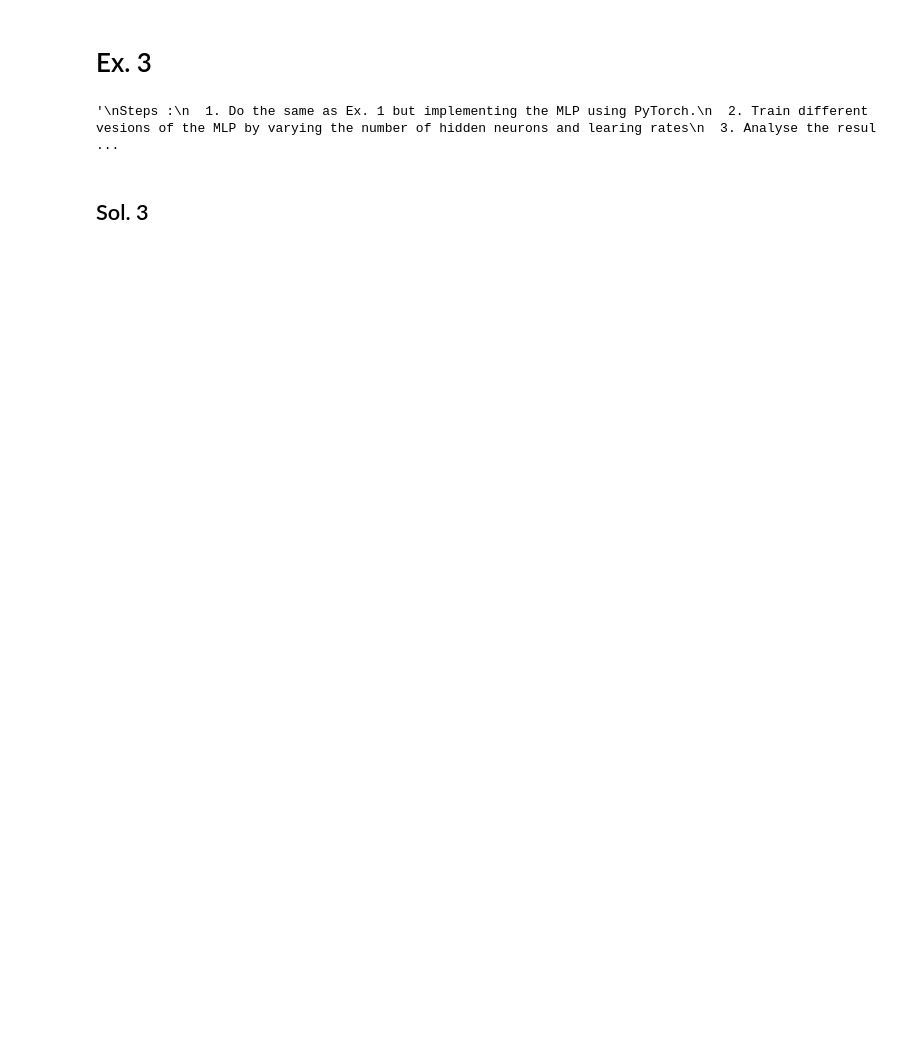
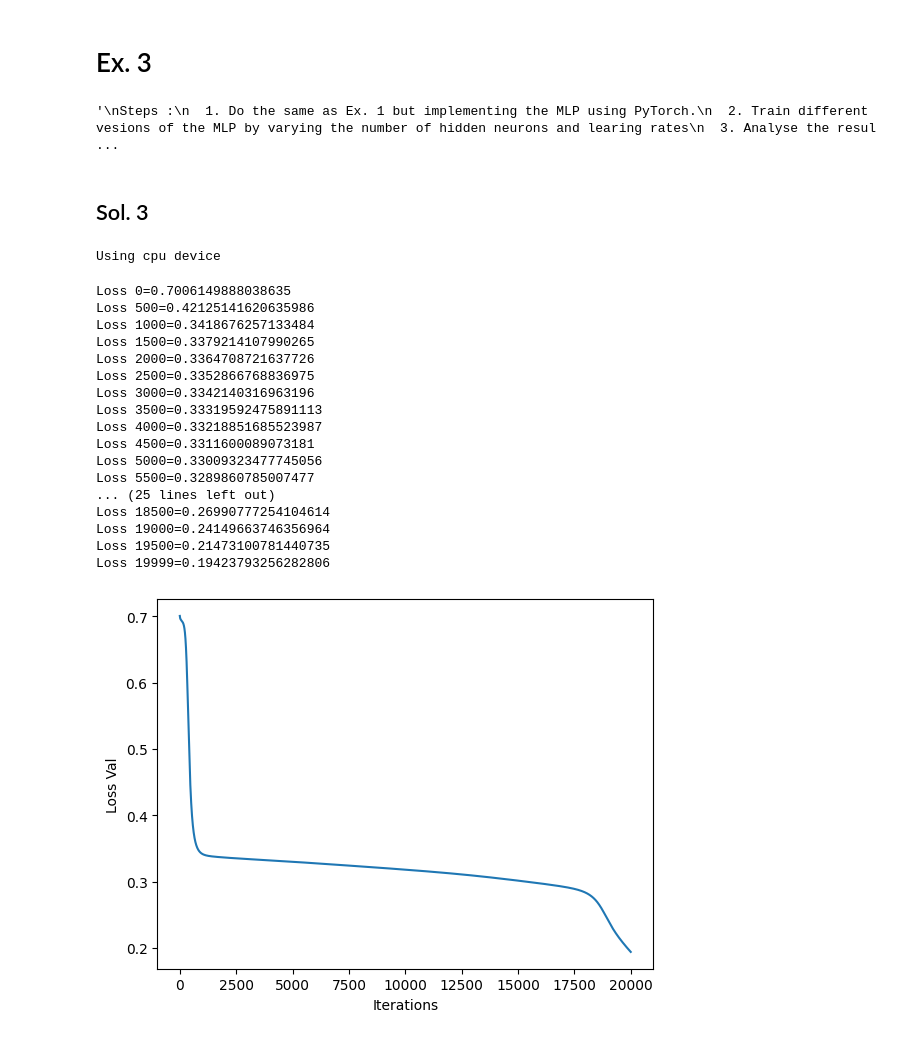
Before and after one commit to LucaFranceschi01/DL-2024, a Jupyter notebook: p1-intro/P1-Questions_Answers.ipynb, the cells around one changed output. Drawn from its saved outputs; the diff is of its cells as text; code cells hidden in the pictures; blank space fills up the shorter version.

```diff
--- a/p1-intro/P1-Questions_Answers.ipynb
+++ b/p1-intro/P1-Questions_Answers.ipynb
@@ -352,3 +362,15 @@ HINT: Check in https://pytorch.org/docs/stable/nn.html what loss function implem
 '\nSteps :\n  1. Do the same as Ex. 1 but implementing the MLP using PyTorch.\n  2. Train different vesions of the MLP by varying the number of hidden neurons and learing rates\n  3. Analyse the resul ...
 # %% [markdown]
 ## Sol. 3
+# %%
+# Print if gpu acceleration is enabled
+device = (
+    "cuda"
+    if torch.cuda.is_available()
+    else "mps"
+    if torch.backends.mps.is_available()
+    else "cpu"
+)
+print(f"Using {device} device")
+# %% [output]
+Using cpu device
@@ -354,0 +432,28 @@ HINT: Check in https://pytorch.org/docs/stable/nn.html what loss function implem
+# %%
+MLP_PT = MLP_PyTorch()
+optimizer = torch.optim.SGD(MLP_PT.parameters(), lr=hyp_lr)
+list_loss = train_PyTorch(MLP_PT, torch.FloatTensor(normalized_train), torch.FloatTensor(train_df.C).unsqueeze(1), epoch=hyp_epochs, optimizer=optimizer)
+
+plt.plot(list_loss)
+plt.xlabel('Iterations')
+plt.ylabel('Loss Val')
+plt.show()
+# %% [output]
+Loss 0=0.7006149888038635
+Loss 500=0.42125141620635986
+Loss 1000=0.3418676257133484
+Loss 1500=0.3379214107990265
+Loss 2000=0.3364708721637726
+Loss 2500=0.3352866768836975
+Loss 3000=0.3342140316963196
+Loss 3500=0.33319592475891113
+Loss 4000=0.33218851685523987
+Loss 4500=0.3311600089073181
+Loss 5000=0.33009323477745056
+Loss 5500=0.3289860785007477
+... (25 lines left out)
+Loss 18500=0.26990777254104614
+Loss 19000=0.24149663746356964
+Loss 19500=0.21473100781440735
+Loss 19999=0.19423793256282806
+[figure, added]
```
Also changed, not shown: parts of 16 cells of this notebook.
